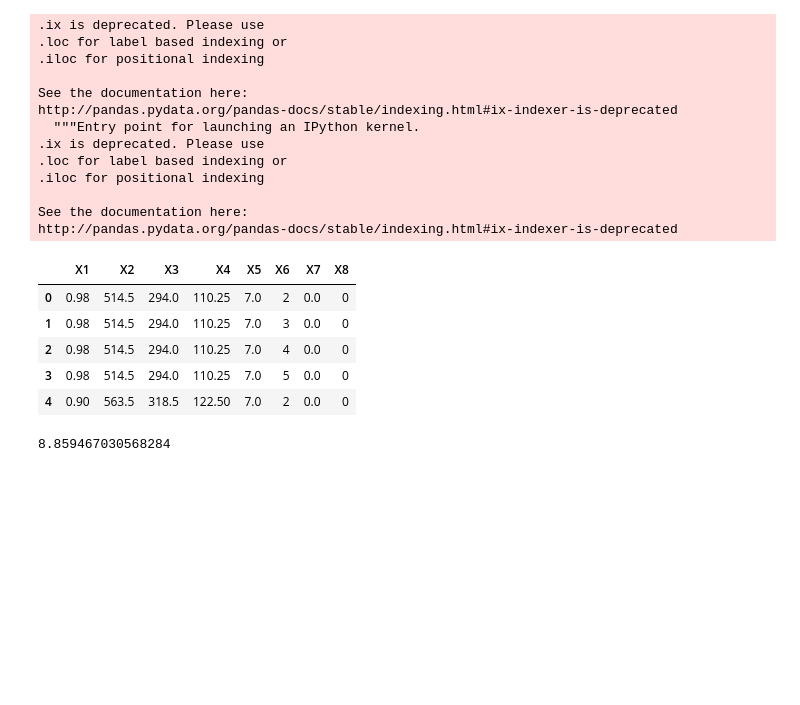
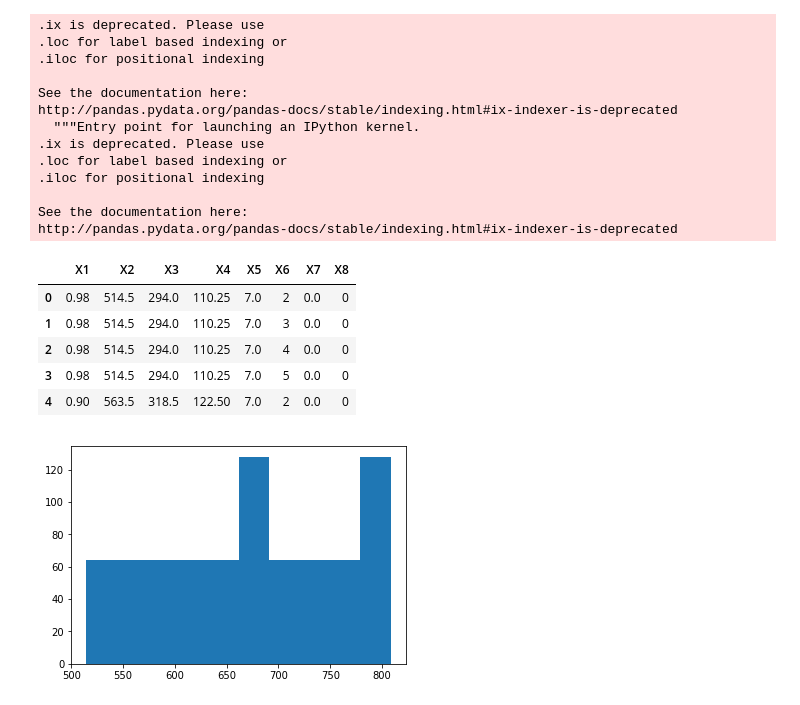
Before and after one commit to SamuelPavlik/CS5014Practical1, a Jupyter notebook: LinearRegression.ipynb, the cells around one changed output. Saved outputs shown, nothing was run; the diff lists cells and outputs as text; code cells hidden in the pictures; blank space fills up the shorter version.

```diff
--- a/LinearRegression.ipynb
+++ b/LinearRegression.ipynb
@@ -40,7 +41,9 @@ http://pandas.pydata.org/pandas-docs/stable/indexing.html#ix-indexer-is-deprecat
 | 2 | 0.98 | 514.5 | 294.0 | 110.25 | 7.0 | 4 | 0.0 | 0 |
 | 3 | 0.98 | 514.5 | 294.0 | 110.25 | 7.0 | 5 | 0.0 | 0 |
 | 4 | 0.90 | 563.5 | 318.5 | 122.50 | 7.0 | 2 | 0.0 | 0 |
-# %%
-y.head()
-# %% [output]
-8.859467030568284
+# %%
+y.head()
+plt.hist(X.values[:,1], bins=10)
+plt.show()
+# %% [output]
+[figure, added]
```
Also changed, not shown: parts of 25 cells of this notebook.
